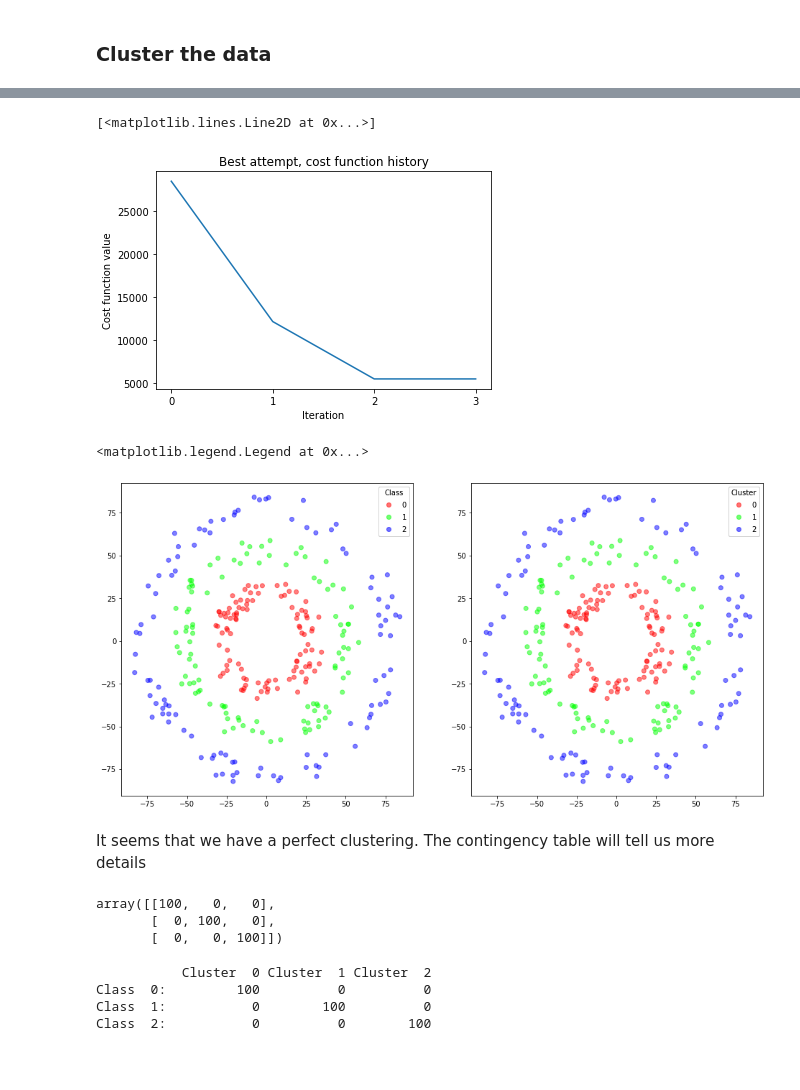
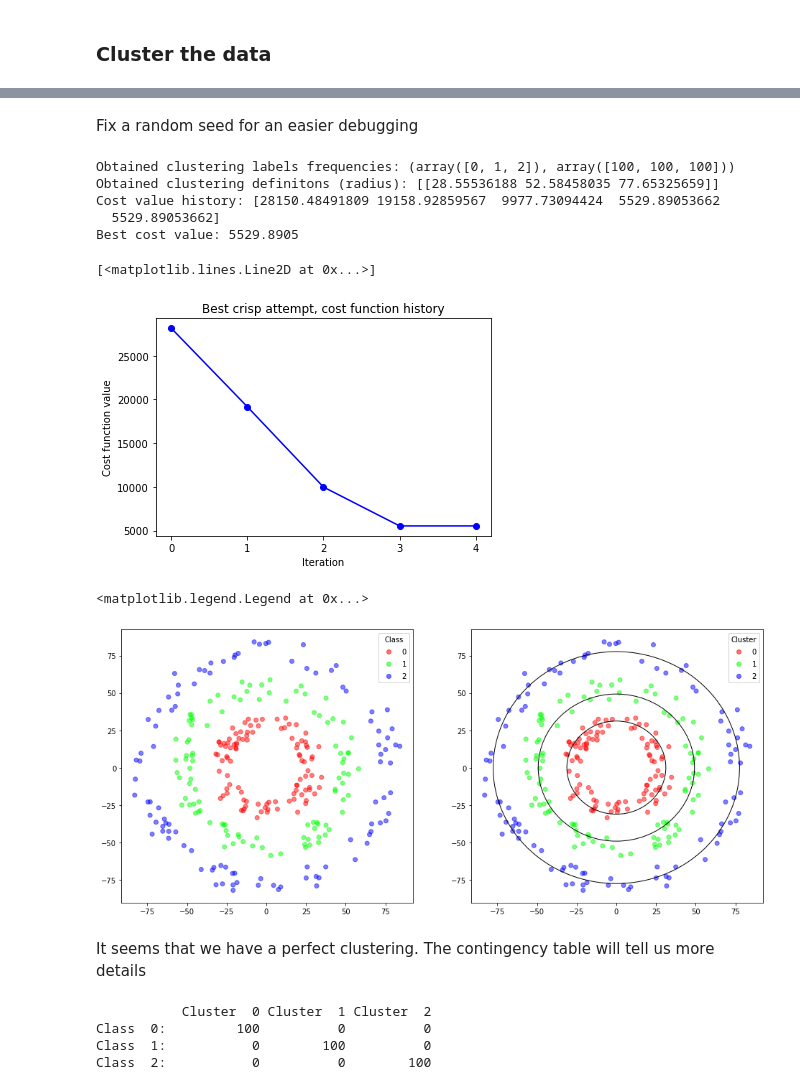
Before and after one commit to llublad/MUSI-AA, a Jupyter notebook: musi-aa-modulo2/handout_5/BERNAT_LADARIA_LLUIS_Handout_5.ipynb, the cells around one changed output, grey strips where cells are left out. Saved outputs shown, nothing was run; the diff lists cells and outputs as text; code cells hidden in the pictures; blank space fills up the shorter version.

Commit message:
Done P7 crisp and fuzzy clustering

```diff
--- a/musi-aa-modulo2/handout_5/BERNAT_LADARIA_LLUIS_Handout_5.ipynb
+++ b/musi-aa-modulo2/handout_5/BERNAT_LADARIA_LLUIS_Handout_5.ipynb
@@ -457,0 +507,2 @@ random.seed(1122)
+# %% [markdown]
+Fix a random seed for an easier debugging
@@ -458,39 +522,45 @@ random.seed(1122)
+# %%
+print_report(best_cluster_labels, best_theta_vector, cost_value_history, best_cost_value)
+# %% [output]
+Obtained clustering labels frequencies: (array([0, 1, 2]), array([100, 100, 100]))
+Obtained clustering definitons (radius): [[28.55536188 52.58458035 77.65325659]]
+Cost value history: [28150.48491809 19158.92859567  9977.73094424  5529.89053662
+  5529.89053662]
+Best cost value: 5529.8905
 # %%
-plt.title("Best attempt, cost function history")
+plt.title("Best crisp attempt, cost function history")
 plt.xlabel("Iteration")
 plt.ylabel("Cost function value")
 xticks_list = range(0, n_iter, 1)
 plt.xticks(xticks_list)
-plt.plot(cost_value_history)
+plt.plot(cost_value_history, 'bo-')
 # %% [output]
 [<matplotlib.lines.Line2D at 0x...>]
-[figure, old version]
+[figure, new version]
 # %%
 paleta = col.LinearSegmentedColormap.from_list(
         'my_colors', ['#ff0000', '#00ff00', '#0000ff'])
 # %%
-_, ax = plt.subplots(nrows=1, ncols=2, figsize=(16,8))
+_, ax = plt.subplots(nrows=1, ncols=2, figsize=(16,7))
 plt.subplot(1, 2, 1)
 scatter = ax[0].scatter(x=X[:,0], y=X[:,1], c=y, alpha=0.5, cmap=paleta)
 my_legend = ax[0].legend(*scatter.legend_elements(), loc="upper right", title="Class")
 ax[0].add_artist(my_legend)
 plt.subplot(1, 2, 2)
 scatter = ax[1].scatter(x=X[:,0], y=X[:,1], c=best_cluster_labels, alpha=0.5, cmap=paleta)
+for r in fuzzy_best_theta_vector:
+    cir = plt.Circle((0, 0), r, color='k',fill=False)
+    ax[1].add_patch(cir)
 my_legend = ax[1].legend(*scatter.legend_elements(), loc="upper right", title="Cluster")
 ax[1].add_artist(my_legend)
 # %% [output]
 <matplotlib.legend.Legend at 0x...>
-[figure, old version]
+[figure, new version]
 # %% [markdown]
 It seems that we have a perfect clustering.
 The contingency table will tell us more details
 # %%
 best_contingency_matrix = contingency_matrix(labels_true=y, labels_pred=best_cluster_labels)
-best_contingency_matrix
-# %% [output]
-array([[100,   0,   0],
-       [  0, 100,   0],
-       [  0,   0, 100]])
 # %%
 def pretty_print_cm(cm: np.ndarray, true_classes: list):
     line = '          '
```
Also changed, not shown: parts of 41 cells of this notebook.
